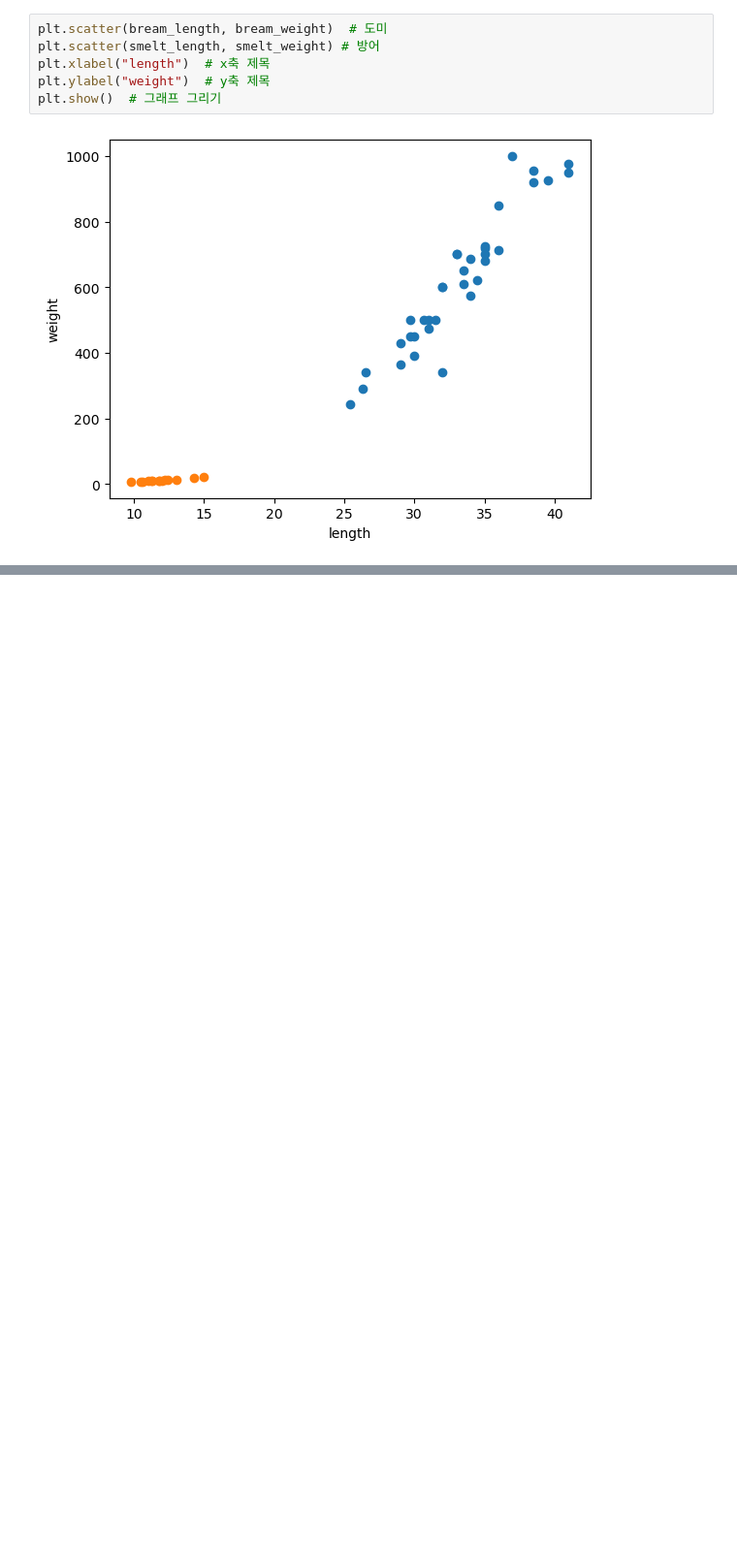
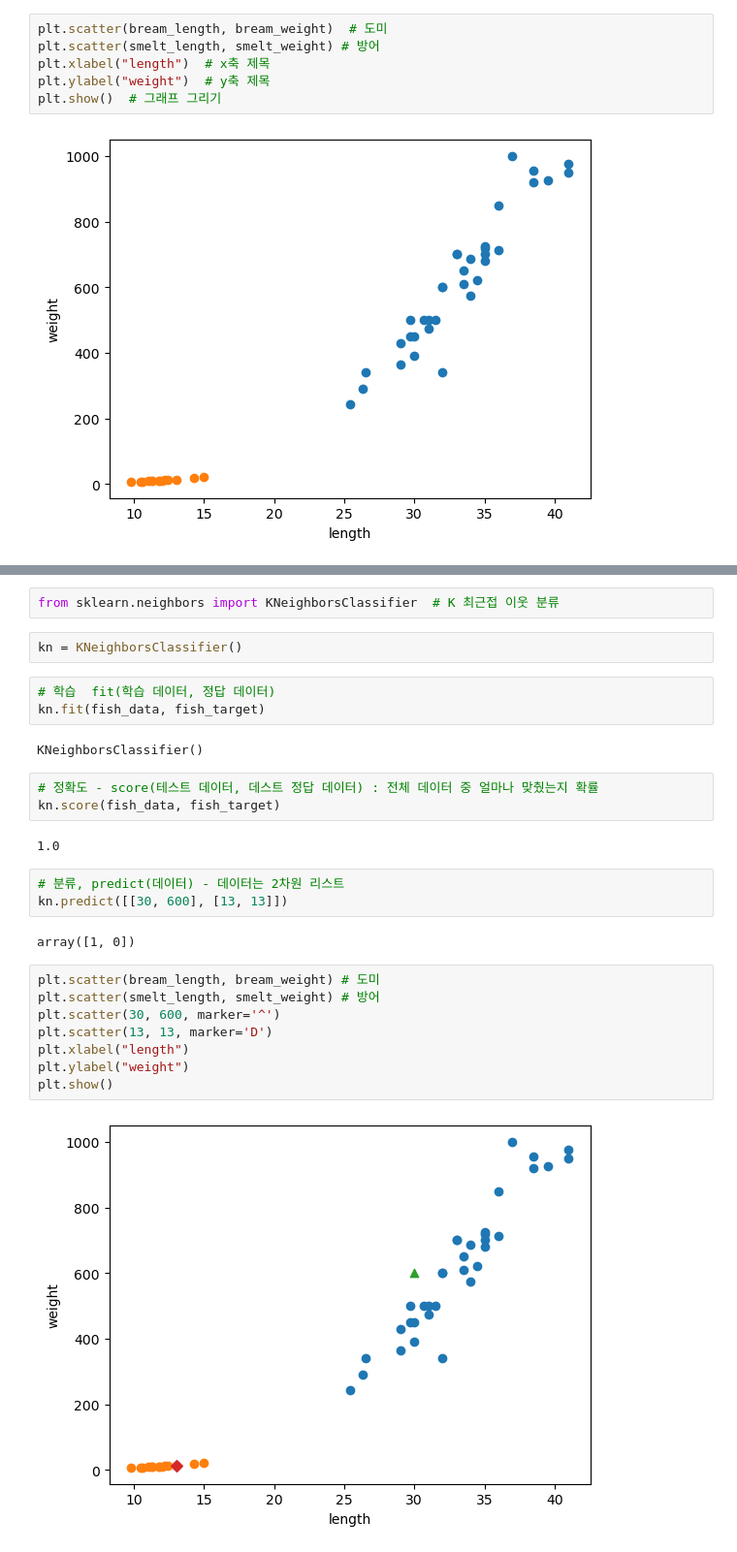
Before and after one commit to yonggyo1125/ai_pintech_1st, a Jupyter notebook: 9. 핀테크 머신러닝과 딥러닝 이해/day01/ex01.ipynb, the cells around one changed output, grey strips where cells are left out. Shown at 97% size. Drawn from its saved outputs; the diff is of its cells as text; blank space fills up the shorter version.

```diff
--- a/9. 핀테크 머신러닝과 딥러닝 이해/day01/ex01.ipynb
+++ b/9. 핀테크 머신러닝과 딥러닝 이해/day01/ex01.ipynb
@@ -24,0 +41,29 @@ plt.show()  # 그래프 그리기
+# %%
+from sklearn.neighbors import KNeighborsClassifier  # K 최근접 이웃 분류
+# %%
+kn = KNeighborsClassifier()
+# %%
+# 학습  fit(학습 데이터, 정답 데이터)
+kn.fit(fish_data, fish_target)
+# %% [output]
+KNeighborsClassifier()
+# %%
+# 정확도 - score(테스트 데이터, 데스트 정답 데이터) : 전체 데이터 중 얼마나 맞췄는지 확률
+kn.score(fish_data, fish_target)
+# %% [output]
+1.0
+# %%
+# 분류, predict(데이터) - 데이터는 2차원 리스트
+kn.predict([[30, 600], [13, 13]])
+# %% [output]
+array([1, 0])
+# %%
+plt.scatter(bream_length, bream_weight) # 도미
+plt.scatter(smelt_length, smelt_weight) # 방어
+plt.scatter(30, 600, marker='^')
+plt.scatter(13, 13, marker='D')
+plt.xlabel("length")
+plt.ylabel("weight")
+plt.show()
+# %% [output]
+[figure, added]
```
Also changed, not shown: parts of 3 cells of this notebook, 1 other file.
